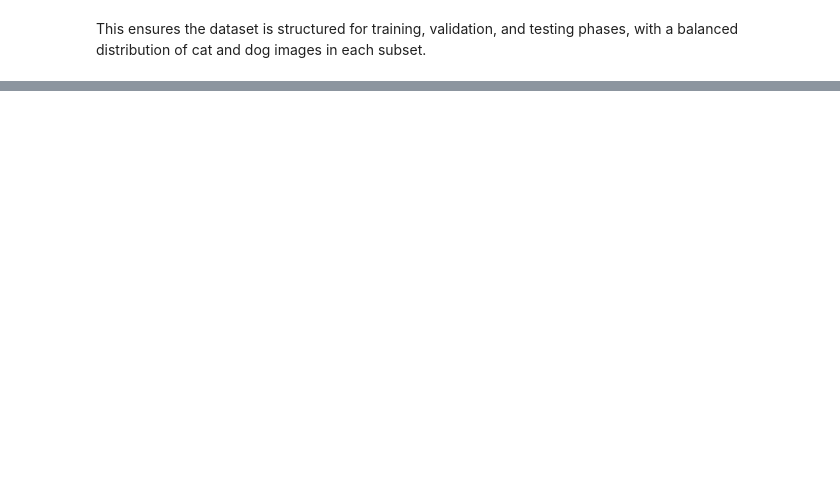
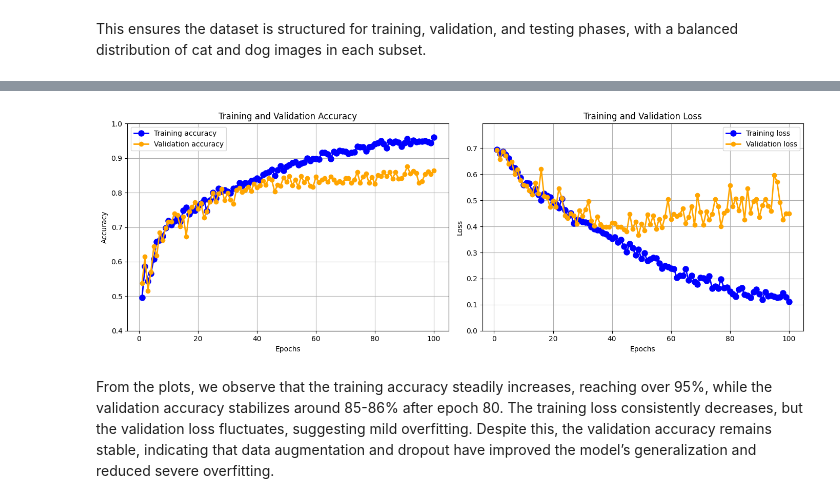
Before and after one commit to MakeLord95/Neural_Networks, a Jupyter notebook: Homework/Cats vs Dogs.ipynb, the cells around one changed output, grey strips where cells are left out. Cells and saved outputs as stored; diff of their text form; code cells hidden in the pictures; blank space fills up the shorter version.

```diff
--- a/Homework/Cats vs Dogs.ipynb
+++ b/Homework/Cats vs Dogs.ipynb
@@ -87,0 +307,18 @@ The CNN model has been successfully built with multiple convolutional and max-po
+# %%
+model.compile(
+    optimizer="adam",
+    loss="binary_crossentropy",
+    metrics=["accuracy"]
+)
+
+callbacks = [
+    keras.callbacks.ModelCheckpoint(
+        filepath="convnet_from_scratch_with_augmentation.keras",
+        save_best_only=True,
+        monitor="val_loss")
+]
+history = model.fit(
+    train_dataset,
+    epochs=100,
+    validation_data=validation_dataset,
+    callbacks=callbacks)
@@ -87,0 +446,38 @@ The CNN model has been successfully built with multiple convolutional and max-po
+# %%
+# Extracting data from the new model's history
+accuracy = history.history["accuracy"]
+val_accuracy = history.history["val_accuracy"]
+loss = history.history["loss"]
+val_loss = history.history["val_loss"]
+epochs = range(1, len(accuracy) + 1)
+
+# Create subplots with 1 row and 2 columns
+fig, (ax1, ax2) = plt.subplots(1, 2, figsize=(14, 5))
+
+# Plot accuracy on the first subplot (left) with blue and orange colors
+ax1.plot(epochs, accuracy, marker="o", linestyle="-", label="Training accuracy", markersize=8, linewidth=2, color="blue")
+ax1.plot(epochs, val_accuracy, marker="o", linestyle="-", label="Validation accuracy", linewidth=2, color="orange")
+ax1.set_title("Training and Validation Accuracy")
+ax1.set_xlabel("Epochs")
+ax1.set_ylabel("Accuracy")
+ax1.set_ylim([0.4, 1.0])  # Set y-axis limits to better visualize the accuracy changes
+ax1.legend()
+ax1.grid(True)
+
+# Plot loss on the second subplot (right) with blue and orange colors
+ax2.plot(epochs, loss, marker="o", linestyle="-", label="Training loss", markersize=8, linewidth=2, color="blue")
+ax2.plot(epochs, val_loss, marker="o", linestyle="-", label="Validation loss", linewidth=2, color="orange")
+ax2.set_title("Training and Validation Loss")
+ax2.set_xlabel("Epochs")
+ax2.set_ylabel("Loss")
+ax2.set_ylim([0.0, max(max(loss), max(val_loss)) + 0.1])  # Set y-axis limits for better loss visualization
+ax2.legend()
+ax2.grid(True)
+
+# Show the plots
+plt.tight_layout()
+plt.show()
+# %% [output]
+[figure, added]
+# %% [markdown]
+From the plots, we observe that the training accuracy steadily increases, reaching over 95%, while the validation accuracy stabilizes around 85-86% after epoch 80. The training loss consistently decreases, but the validation loss fluctuates, suggesting mild overfitting. Despite this, the validation accuracy remains stable, indicating that data augmentation and dropout have improved the model’s generalization and reduced severe overfitting.
```
Also changed, not shown: parts of 32 cells of this notebook, 3 other files.
